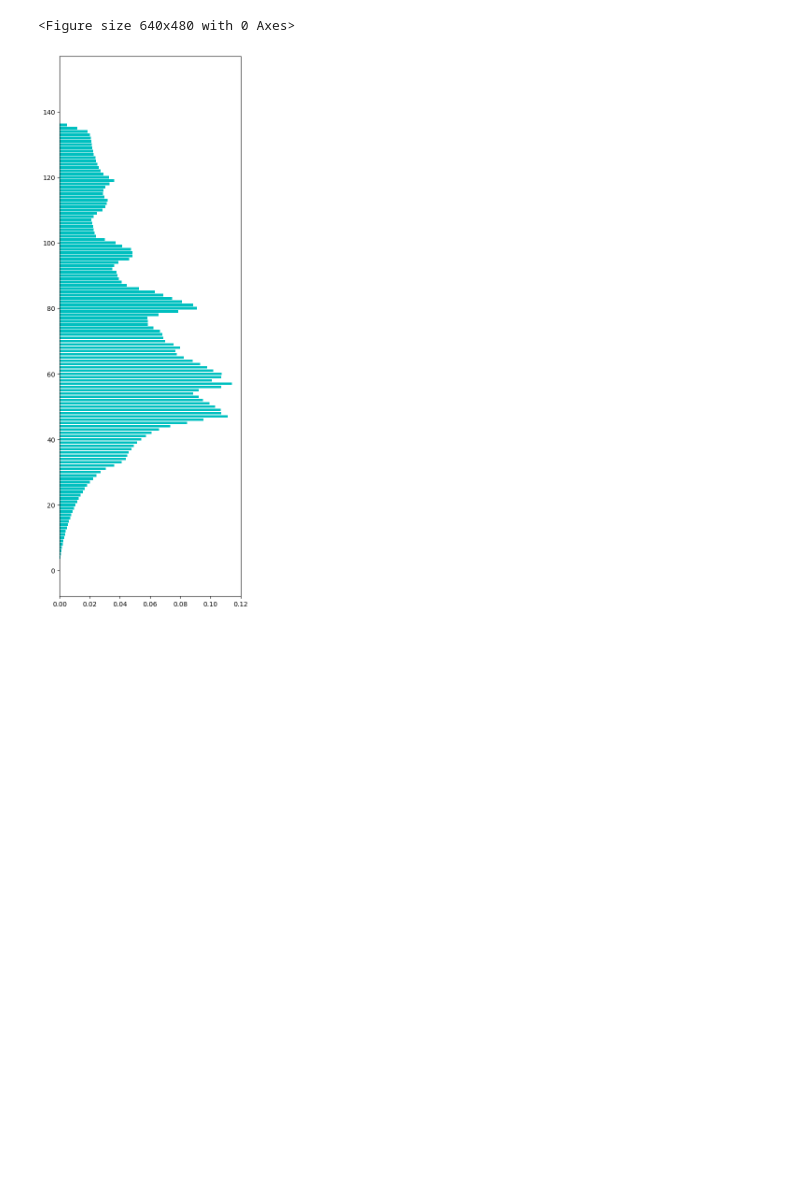
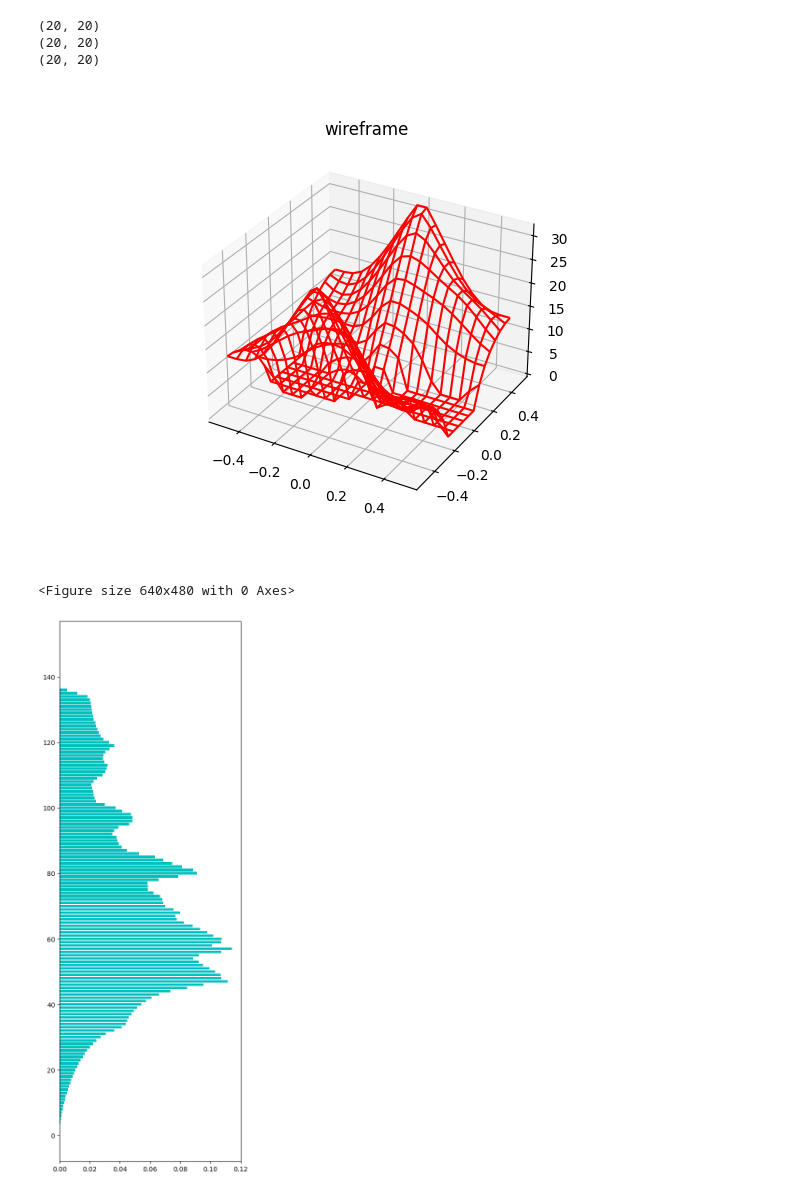
Before and after one commit to Kugetsu/vscode_git, a Jupyter notebook: ISAC06/ISAC_06.ipynb, the cells around one changed output. Drawn from its saved outputs; the diff is of its cells as text; code cells hidden in the pictures; blank space fills up the shorter version.

```diff
--- a/ISAC06/ISAC_06.ipynb
+++ b/ISAC06/ISAC_06.ipynb
@@ -196,3 +221,60 @@ False
+# %%
+#部分区域3d绘制：
+#基本思路：给出对应点
+#计算对应频率（z值）
+#绘制
+#可调整部分，模式数，循环范围
+
+%matplotlib widget
+#mode number
+mode_num =1
+a_i=2*pi*i_num
+b_i=2*pi*i_num
+c_i=2*pi*i_num
+#定义声子频率计算函数
+def f(x,y):
+    matK=np.zeros((base_num,base_num),dtype=complex)
+    for a in range(-1,2):
+        for b in range(-1,2):
+            for c in range(-1,2):
+                n=(a+1)*9+(b+1)*3+c+1
+                exec("matK+=np.dot(np.dot(matG"+str(n)+",matK"+str(n)+"*cmath.exp(a*x*a_i+b*y*b_i+0*c*c_i)),matG"+str(n)+".T)")
+
+    l,P=np.linalg.eig(matK)
+    l=np.sort(l,axis=0)
+    return l[mode_num-1]
+
+#x，y范围
+x = np.linspace(-0.5,0.5,20)
+y = np.linspace(-0.5,0.5,20)
+X, Y = np.meshgrid(x,y)
+#Z = np.vectorize(f)(X,Y)
+Z = sf*np.sqrt(np.vectorize(f)(X, Y)/0.000059)
+Z_real = np.real(Z)
+
+print(X.shape) #(37,37)
+print(Y.shape) #(37,37)
+print(Z.shape)
+#绘制图像
+fig = plt.figure()
+ax = plt.axes(projection='3d')
+#调用绘制线框图的函数plot_wireframe()
+ax.plot_wireframe(X, Y, Z_real, color='red')
+ax.set_title('wireframe')
+
+def on_click(event):
+    ax.view_init(elev=event.ydata,azim=event.xdata)
+    fig.canvas.draw_idle()
+    fig.canvas.flush_events()
+
+fig.canvas.mpl_connect('button_press_event',on_click)
+
+plt.show()
+# %% [output]
+(20, 20)
+(20, 20)
+(20, 20)
+[figure, added]
 # %%
 #DOS计算模块：由4分之一FBZ的统计得到，整体应该分为计算部分和能量分拣部分。
 #计算区间的判断为各个方向（逆向量）的极值（循环范围）和数个不等式（判断语句）组成。
```
Also changed, not shown: parts of 1 cell of this notebook, 2 other files.
